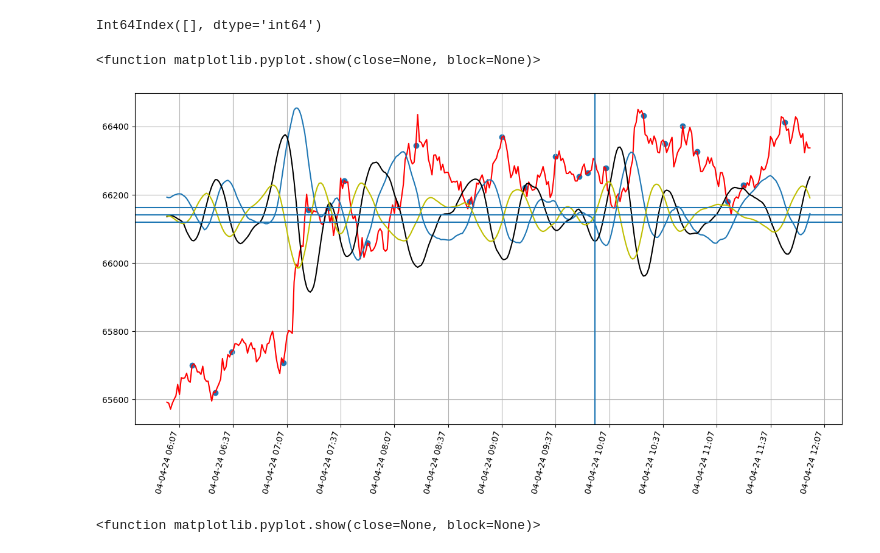
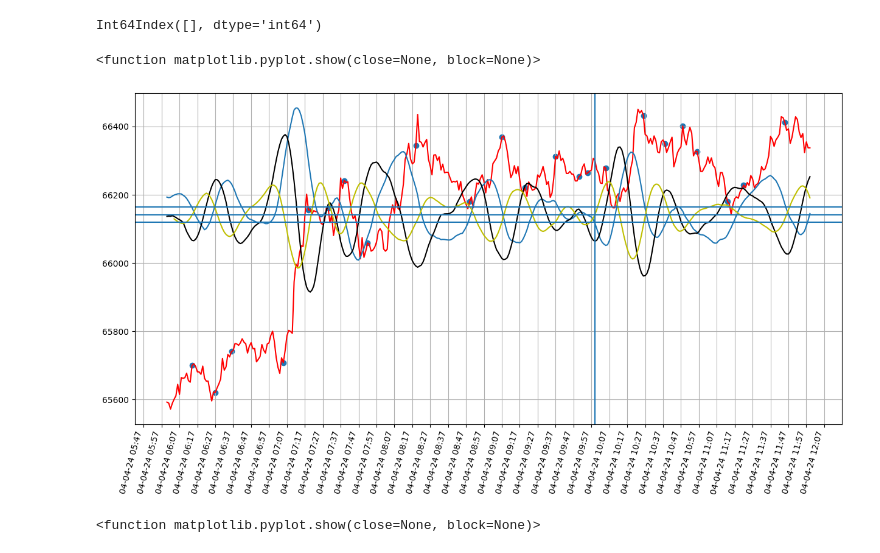
Before and after one commit to Tinmarian/tradingbot, a Jupyter notebook: cristian/scripts/analisis_estrategia.ipynb, the cells around one changed output. Saved outputs shown, nothing was run; the diff lists cells and outputs as text; code cells hidden in the pictures.

```diff
--- a/cristian/scripts/analisis_estrategia.ipynb
+++ b/cristian/scripts/analisis_estrategia.ipynb
@@ -219,35 +219,35 @@ for i in range(1,len(lista_min_max)-1):
         drlist.append(lista_min_max.indice[i])
 #        maxlist.append(lista_min_max[i])
 
 mp = recent_data.Open[initial_date_index:final_date_index].mean()
 plt.figure(figsize=(15,8))
 plt.plot(recent_data.Tiempo[initial_date_index:final_date_index],recent_data.Open[initial_date_index:final_date_index].multiply(1),color='red')
 plt.plot(recent_data.Tiempo[initial_date_index:final_date_index],recent_data.PD_Interpolacion[initial_date_index:final_date_index].multiply(10)+mp)
 plt.plot(recent_data.Tiempo[initial_date_index:final_date_index],recent_data.SD_Interpolacion[initial_date_index:final_date_index].multiply(80)+mp,color='k')
 plt.plot(recent_data.Tiempo[initial_date_index:final_date_index],recent_data.TD_Interpolacion[initial_date_index:final_date_index].multiply(300)+mp,color='y')
 # for i in recent_data.Tiempo.iloc[lista_min_max]:
 #     plt.axvline(i)
 plt.axvline(datetime.strptime('2024-04-04 09:59:00','%Y-%m-%d %H:%M:%S'))
 plt.scatter(recent_data.Tiempo.iloc[mm_points_idx],recent_data.Open.iloc[mm_points_idx])
 plt.grid(visible=True)
 
 # Set minor tick locations.
 plt.gca().xaxis.set_major_formatter(mdates.DateFormatter('%d-%m-%y %H:%M'))
-plt.gca().xaxis.set_major_locator(mdates.MinuteLocator(interval=30))
+plt.gca().xaxis.set_major_locator(mdates.MinuteLocator(interval=10))
 # plt.gca().yaxis.set_major_locator(ticker.LinearLocator(interval=5))
 # plt.gca().xaxis.set_minor_locator(minorLocator)
 plt.gcf().autofmt_xdate()
 # Set grid to use minor tick locations.
 plt.grid(which = 'minor')
 plt.xticks(rotation=75)
 plt.axhline(mp)
 plt.axhline(np.std(recent_data.SD_Interpolacion)*12 + mp)
 plt.axhline(mp - np.std(recent_data.SD_Interpolacion)*12)
 plt.show
 # d = 500
 # %% [output]
 <function matplotlib.pyplot.show(close=None, block=None)>
-[figure, old version]
+[figure, new version]
 # %%
 recent_data[]
 # %%
```
Also changed, not shown: 1 other file.
